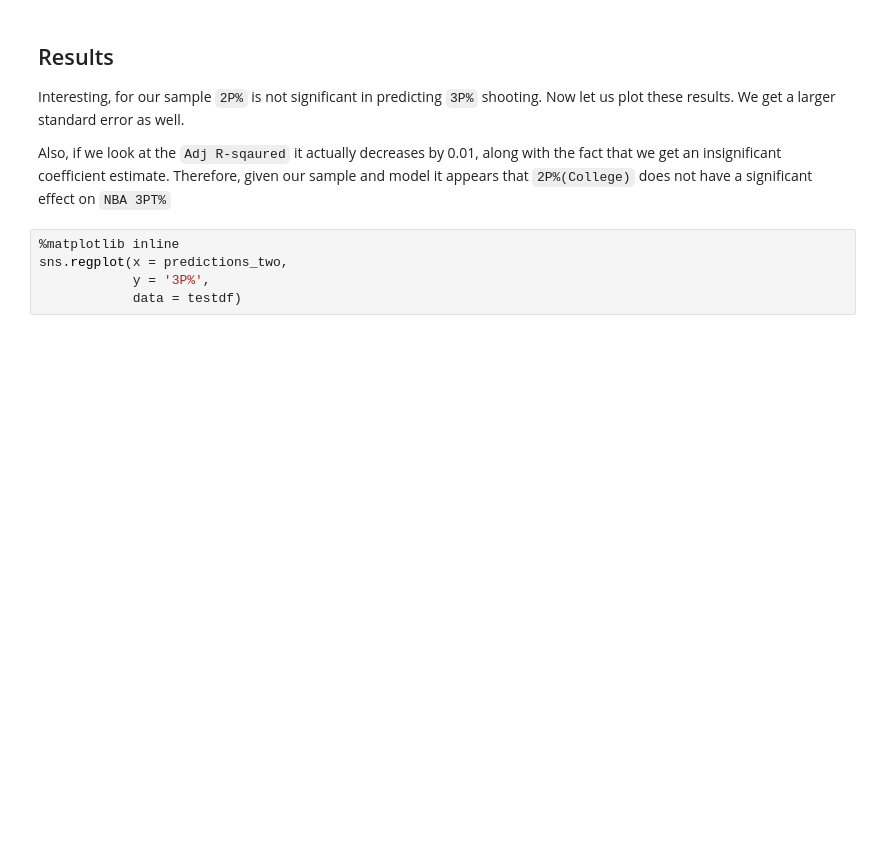
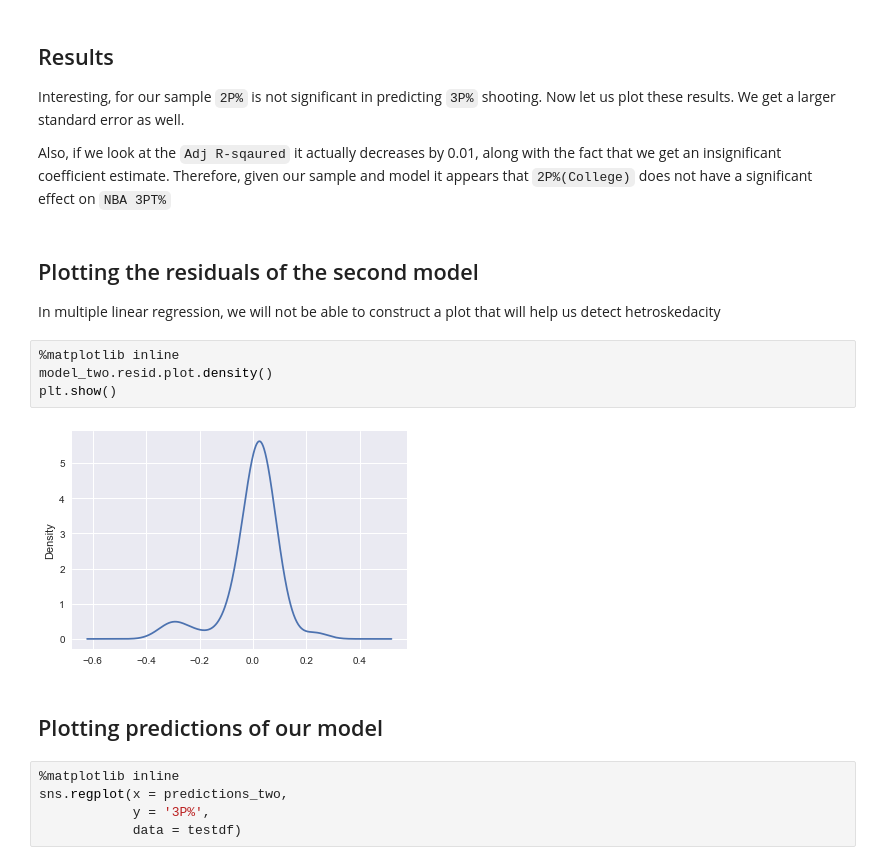
Before and after one commit to hashimg/Sports-Analytics, a Jupyter notebook: college_shooting/College Shooting.ipynb, the cells around one changed output. Cells and saved outputs as stored; diff of their text form; blank space fills up the shorter version.

```diff
--- a/college_shooting/College Shooting.ipynb
+++ b/college_shooting/College Shooting.ipynb
@@ -354,6 +388,18 @@ OLS Regression Results
 Interesting, for our sample `2P%` is not significant in predicting `3P%` shooting. Now let us plot these results. We get a larger standard error as well.
 
 Also, if we look at the `Adj R-sqaured` it actually decreases by 0.01, along with the fact that we get an insignificant coefficient estimate. Therefore, given our sample and model it appears that `2P%(College)` does not have a significant effect on `NBA 3PT%`
+# %% [markdown]
+## Plotting the residuals of the second model
+
+In multiple linear regression, we will not be able to construct a plot that will help us detect hetroskedacity
+# %%
+%matplotlib inline
+model_two.resid.plot.density()
+plt.show()
+# %% [output]
+[figure, added]
+# %% [markdown]
+## Plotting predictions of our model
 # %%
 %matplotlib inline
 sns.regplot(x = predictions_two,
```
Also changed, not shown: parts of 22 cells of this notebook.
